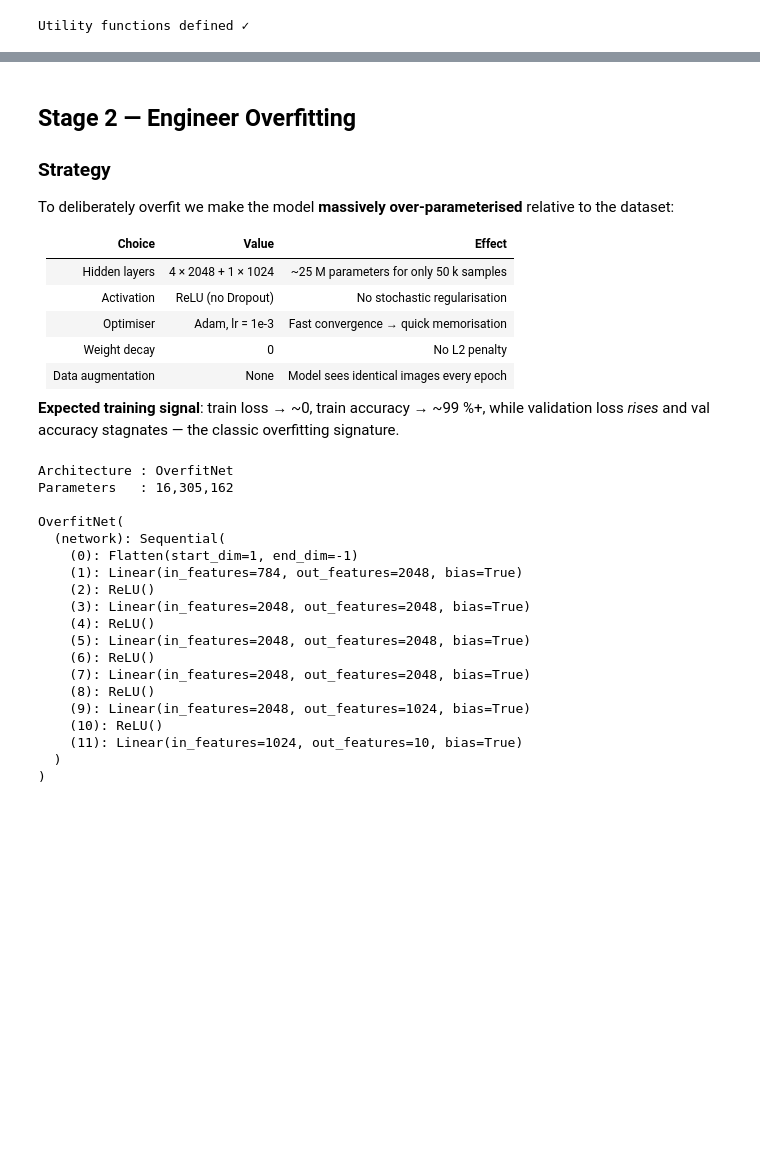
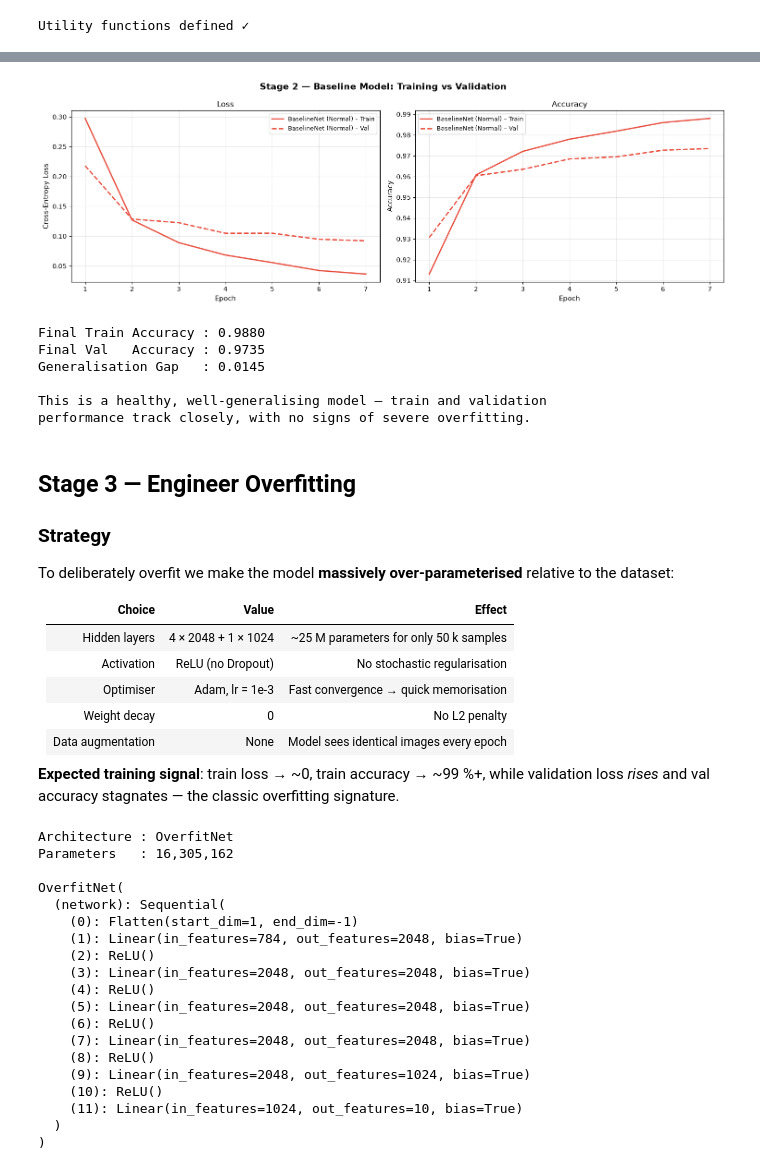
Before and after one commit to Sreelm10sj/mnist-overfit-regularization, a Jupyter notebook: mnist_digit_recognition.ipynb, the cells around one changed output, grey strips where cells are left out. Drawn from its saved outputs; the diff is of its cells as text; code cells hidden in the pictures; blank space fills up the shorter version.

Commit message:
updated stages and made necessary changes

```diff
--- a/mnist_digit_recognition.ipynb
+++ b/mnist_digit_recognition.ipynb
@@ -169,9 +170,8 @@ def run_training(model, train_loader, val_loader, optimizer, criterion,
         history["val_loss"].append(va_loss)
         history["train_acc"].append(tr_acc)
         history["val_acc"].append(va_acc)
-        if epoch % 5 == 0 or epoch == 1:
-            print(f"{epoch:>6} | {tr_loss:>10.4f} | {tr_acc:>9.4f} | "
-                  f"{va_loss:>9.4f} | {va_acc:>8.4f}")
+        print(f"{epoch:>6} | {tr_loss:>10.4f} | {tr_acc:>9.4f} | "
+        f"{va_loss:>9.4f} | {va_acc:>8.4f}")
     return history
 
 
@@ -215,0 +273,8 @@ Utility functions defined ✓
+# %%
+EPOCHS = 7
+criterion = nn.CrossEntropyLoss()
+# %%
+model_baseline = BaselineNet().to(device)
+
+total_params = sum(p.numel() for p in model_baseline.parameters())
+print(total_params)
@@ -215,0 +283,11 @@ Utility functions defined ✓
+# %%
+optimizer_baseline = optim.Adam(model_baseline.parameters(), lr=1e-3)
+
+print("=" * 60)
+print("Stage 2 — Training BaselineNet (Normal Model)")
+print("=" * 60)
+history_baseline = run_training(
+    model_baseline, train_loader, val_loader,
+    optimizer_baseline, criterion,
+    epochs=EPOCHS, label="BaselineNet"
+)
@@ -216,5 +307,29 @@ Utility functions defined ✓
+# %%
+plot_history(
+    {"BaselineNet (Normal)": history_baseline},
+    title="Stage 2 — Baseline Model: Training vs Validation"
+)
+
+final_train_acc = history_baseline['train_acc'][-1]
+final_val_acc   = history_baseline['val_acc'][-1]
+gap = final_train_acc - final_val_acc
+
+print(f"Final Train Accuracy : {final_train_acc:.4f}")
+print(f"Final Val   Accuracy : {final_val_acc:.4f}")
+print(f"Generalisation Gap   : {gap:.4f}")
+print()
+print("This is a healthy, well-generalising model — train and validation")
+print("performance track closely, with no signs of severe overfitting.")
+# %% [output]
+[figure, added]
+Final Train Accuracy : 0.9880
+Final Val   Accuracy : 0.9735
+Generalisation Gap   : 0.0145
+
+This is a healthy, well-generalising model — train and validation
+performance track closely, with no signs of severe overfitting.
 # %% [markdown]
-## Stage 2 — Engineer Overfitting
+## Stage 3 — Engineer Overfitting
 
 ### Strategy
 To deliberately overfit we make the model **massively over-parameterised** relative to the dataset:
```
Also changed, not shown: parts of 21 cells of this notebook.
